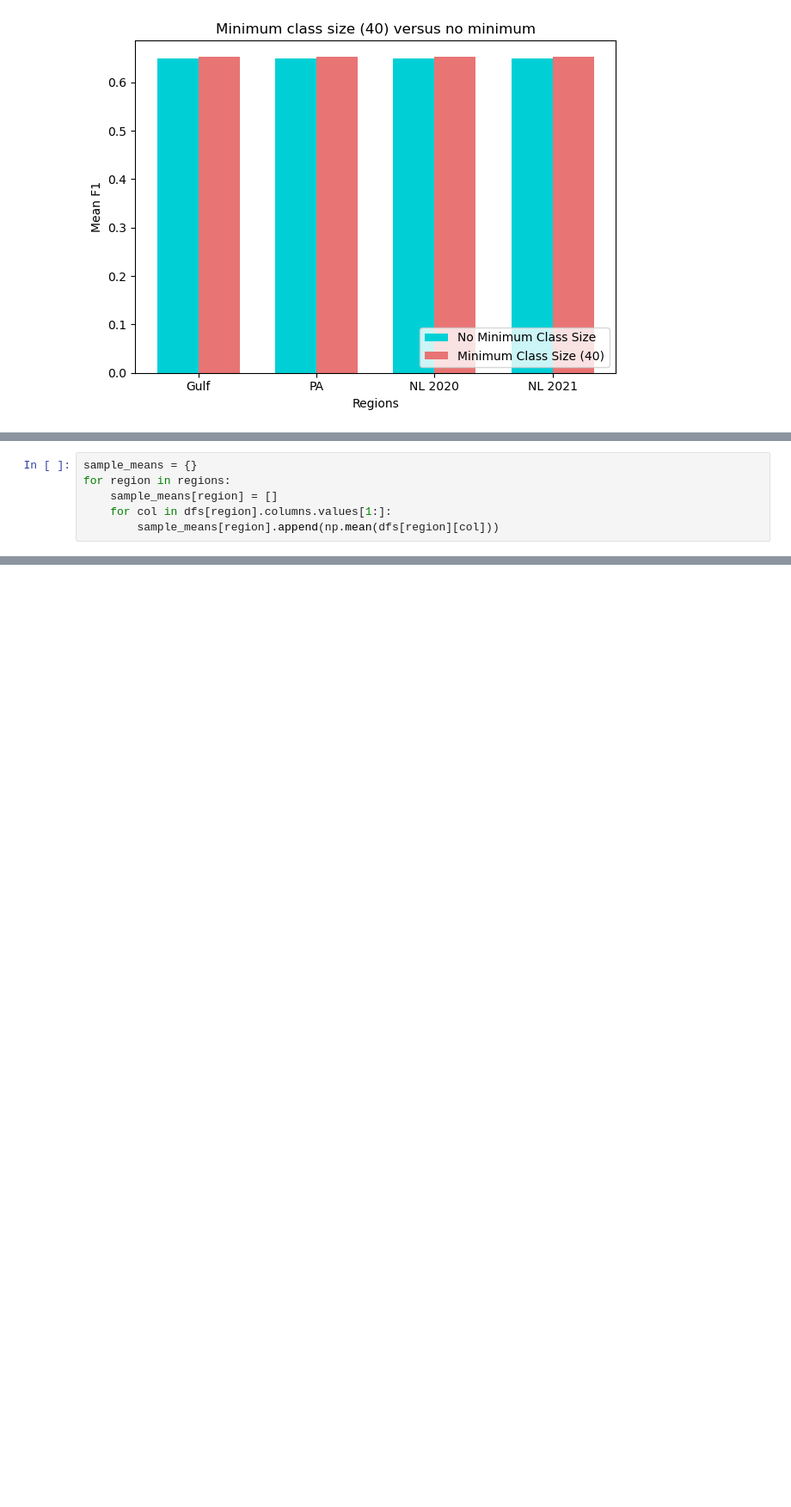
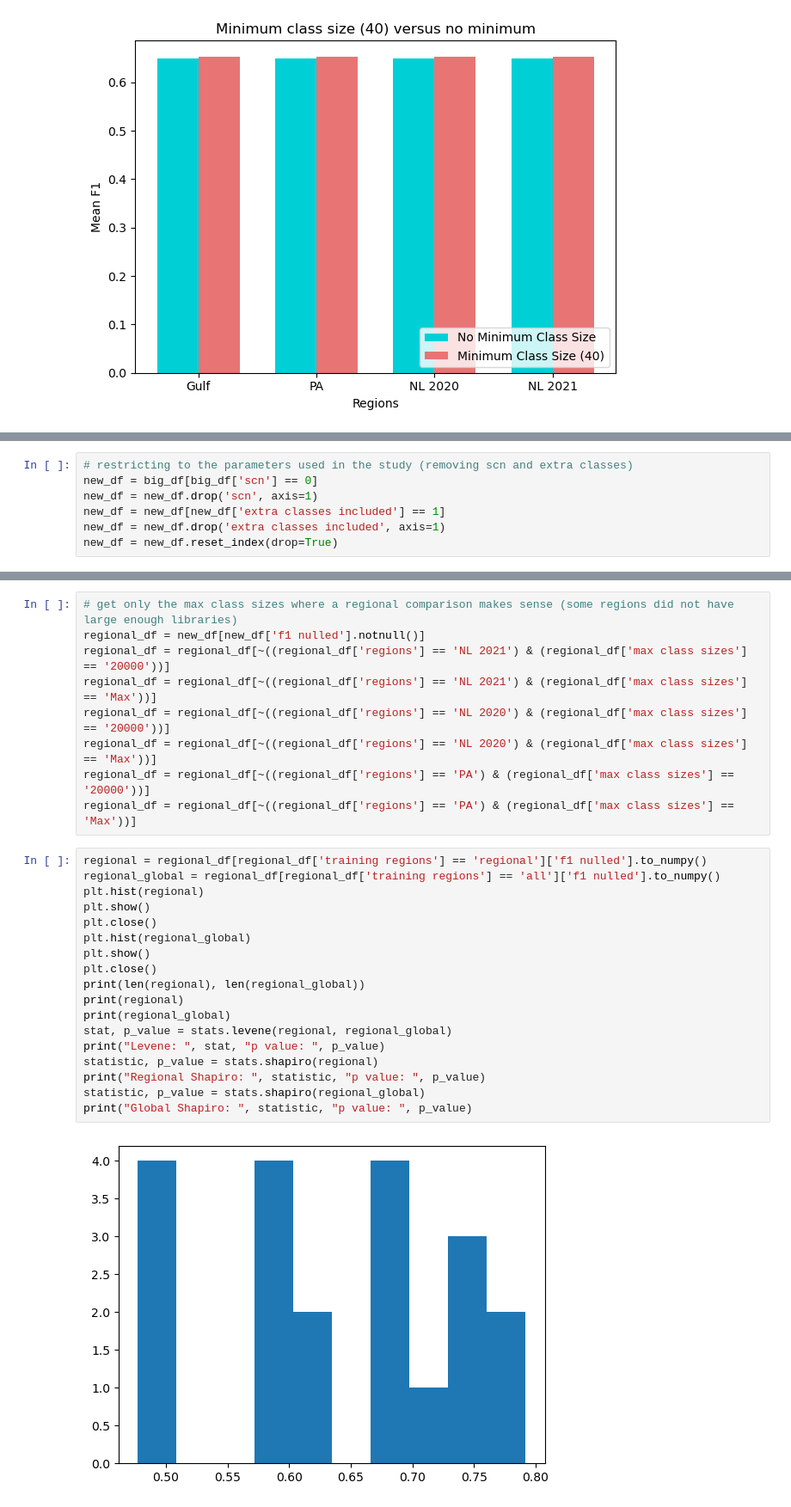
Before and after one commit to AnaisLacoursiereRoussel/AMP_code, a Jupyter notebook: f1_by_strategy.ipynb, the cells around one changed output, grey strips where cells are left out. Shown at 86% size. Cells and saved outputs as stored; diff of their text form; blank space fills up the shorter version.

Commit message:
added tests to F1 comparisons

```diff
--- a/f1_by_strategy.ipynb
+++ b/f1_by_strategy.ipynb
@@ -861,6 +871,7 @@ for region in regions:
 # %%
-sample_means = {}
-for region in regions:
-    sample_means[region] = []
-    for col in dfs[region].columns.values[1:]:
-        sample_means[region].append(np.mean(dfs[region][col]))
+# restricting to the parameters used in the study (removing scn and extra classes)
+new_df = big_df[big_df['scn'] == 0]
+new_df = new_df.drop('scn', axis=1)
+new_df = new_df[new_df['extra classes included'] == 1]
+new_df = new_df.drop('extra classes included', axis=1)
+new_df = new_df.reset_index(drop=True)
@@ -1039,0 +878,29 @@ plt.show()
+# %%
+# get only the max class sizes where a regional comparison makes sense (some regions did not have large enough libraries)
+regional_df = new_df[new_df['f1 nulled'].notnull()]
+regional_df = regional_df[~((regional_df['regions'] == 'NL 2021') & (regional_df['max class sizes'] == '20000'))]
+regional_df = regional_df[~((regional_df['regions'] == 'NL 2021') & (regional_df['max class sizes'] == 'Max'))]
+regional_df = regional_df[~((regional_df['regions'] == 'NL 2020') & (regional_df['max class sizes'] == '20000'))]
+regional_df = regional_df[~((regional_df['regions'] == 'NL 2020') & (regional_df['max class sizes'] == 'Max'))]
+regional_df = regional_df[~((regional_df['regions'] == 'PA') & (regional_df['max class sizes'] == '20000'))]
+regional_df = regional_df[~((regional_df['regions'] == 'PA') & (regional_df['max class sizes'] == 'Max'))]
+# %%
+regional = regional_df[regional_df['training regions'] == 'regional']['f1 nulled'].to_numpy()
+regional_global = regional_df[regional_df['training regions'] == 'all']['f1 nulled'].to_numpy()
+plt.hist(regional)
+plt.show()
+plt.close()
+plt.hist(regional_global)
+plt.show()
+plt.close()
+print(len(regional), len(regional_global))
+print(regional)
+print(regional_global)
+stat, p_value = stats.levene(regional, regional_global)
+print("Levene: ", stat, "p value: ", p_value)
+statistic, p_value = stats.shapiro(regional)
+print("Regional Shapiro: ", statistic, "p value: ", p_value)
+statistic, p_value = stats.shapiro(regional_global)
+print("Global Shapiro: ", statistic, "p value: ", p_value)
+# %% [output]
+[figure, added]
```
Also changed, not shown: parts of 34 cells of this notebook, 2 other files.
